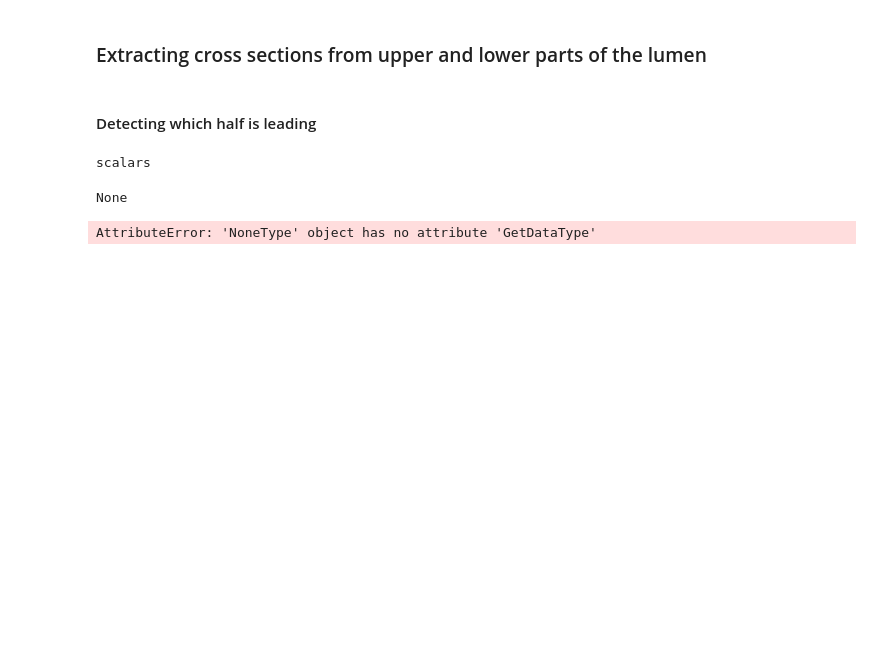
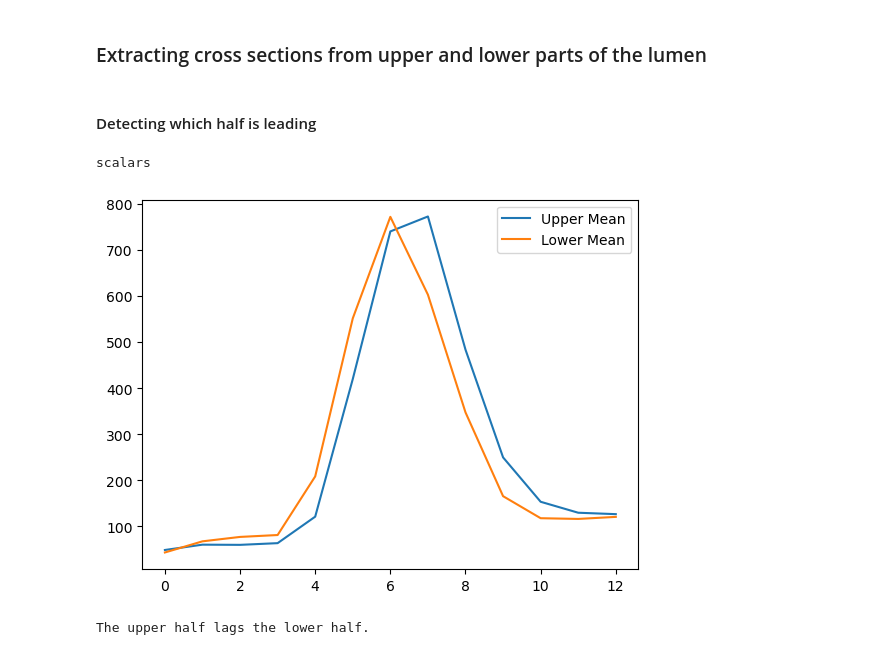
Before and after one commit to aseresti/ContrastDispersion, a Jupyter notebook: scripts/TestAutoPipeline.ipynb, the cells around one changed output. Cells and saved outputs as stored; diff of their text form; code cells hidden in the pictures; blank space fills up the shorter version.

Commit message:
Extract the leading half

```diff
--- a/scripts/TestAutoPipeline.ipynb
+++ b/scripts/TestAutoPipeline.ipynb
@@ -344,25 +344,37 @@ scalars
 # %%
 leading = False #if True upper half is leading
 upper_mean_ = []
 lower_mean_ = []
-for name in image_name:
+for name in Image_names:
     Image_ = ReadVTKFile(name)
     centerline_ = ProbeFilter(centerline_vtp, Image_)
     WriteVTPFile(os.path.join(path_, "test_centerline.vtp"), centerline_)
     centerline_upper_ = clip_polydata_with_plane(centerline_, position_points[ptidx], direction_points[ptidx], True)
     WriteVTPFile(os.path.join(path_, "test_centerline_upper.vtp"), centerline_upper_)
     centerline_lower_ = clip_polydata_with_plane(centerline_, position_points[ptidx], direction_points[ptidx])
     WriteVTPFile(os.path.join(path_, "test_centerline_lower.vtp"), centerline_lower_)
-    ScalarArrayName = Image_.GetPointData().GetArrayName(0)
-    print(centerline_.GetPointData().GetArray(1))
+    for i in range(Image_.GetPointData().GetNumberOfArrays()):
+        arrayname_ = Image_.GetPointData().GetArrayName(i)
+        if "scalar" in arrayname_.lower():
+            ScalarArrayName = arrayname_
     upper_mean_.append(np.mean(vtk_to_numpy(centerline_upper_.GetPointData().GetArray(ScalarArrayName))))
     lower_mean_.append(np.mean(vtk_to_numpy(centerline_lower_.GetPointData().GetArray(ScalarArrayName))))
 
+count = [i for i in range(len(Image_names))]
 plt.figure()
-plt.plot(upper_mean_, label = "Upper Mean")
-plt.plot(lower_mean_, label = "Lower Mean")
+plt.plot(count, upper_mean_, label = "Upper Mean")
+plt.plot(count, lower_mean_, label = "Lower Mean")
 plt.legend()
 plt.show()
+
+max_lower_idx = np.where(np.array(lower_mean_) == max(lower_mean_))
+max_upper_idx = np.where(np.array(upper_mean_) == max(upper_mean_))
+if max_lower_idx > max_upper_idx:
+    leading = True
+    print("The upper half leads the lower half.")
+else:
+    leading = False
+    print("The upper half lags the lower half.")
 # %% [output]
+[figure, added]
-None
+The upper half lags the lower half.
-AttributeError: 'NoneType' object has no attribute 'GetDataType'
```
